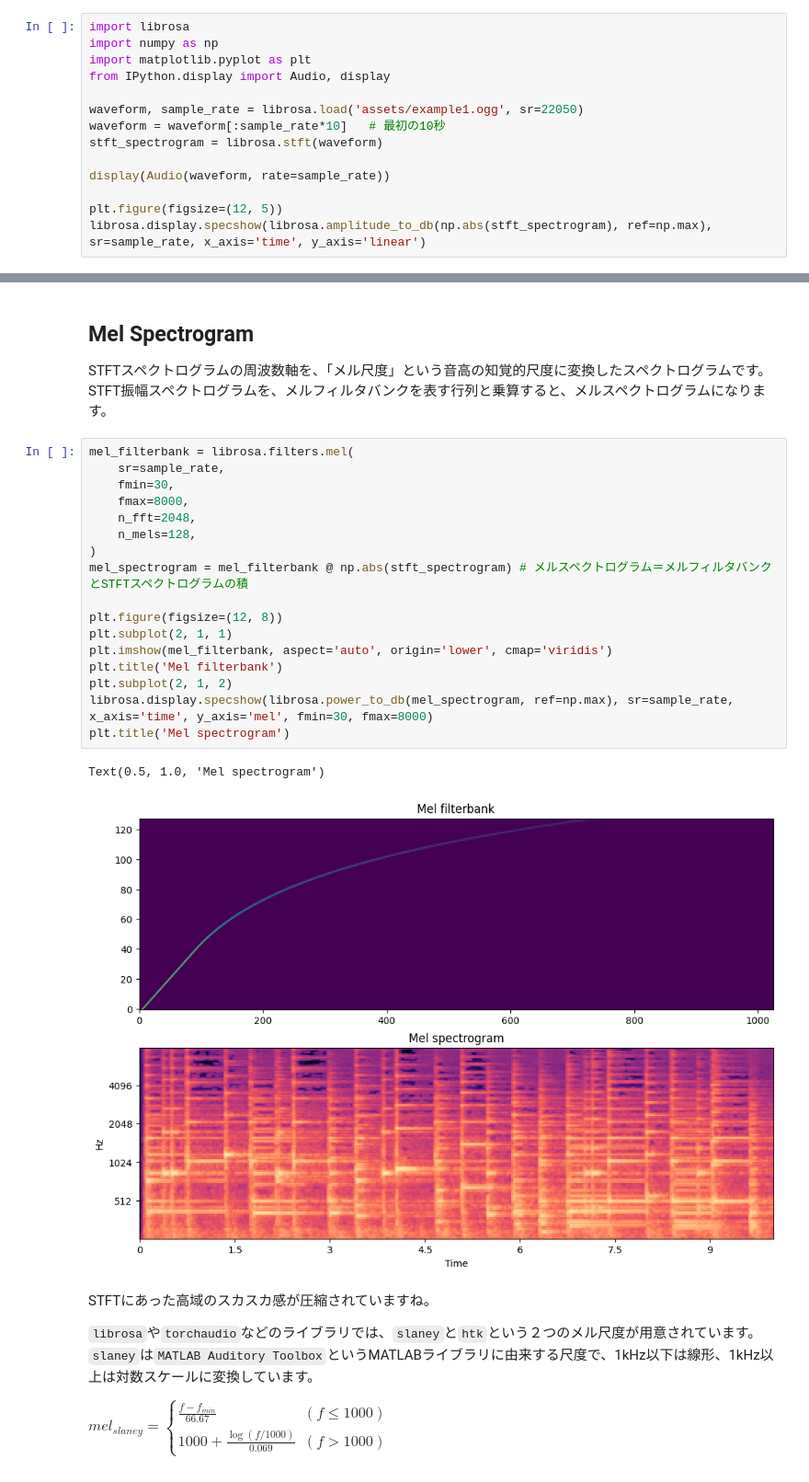
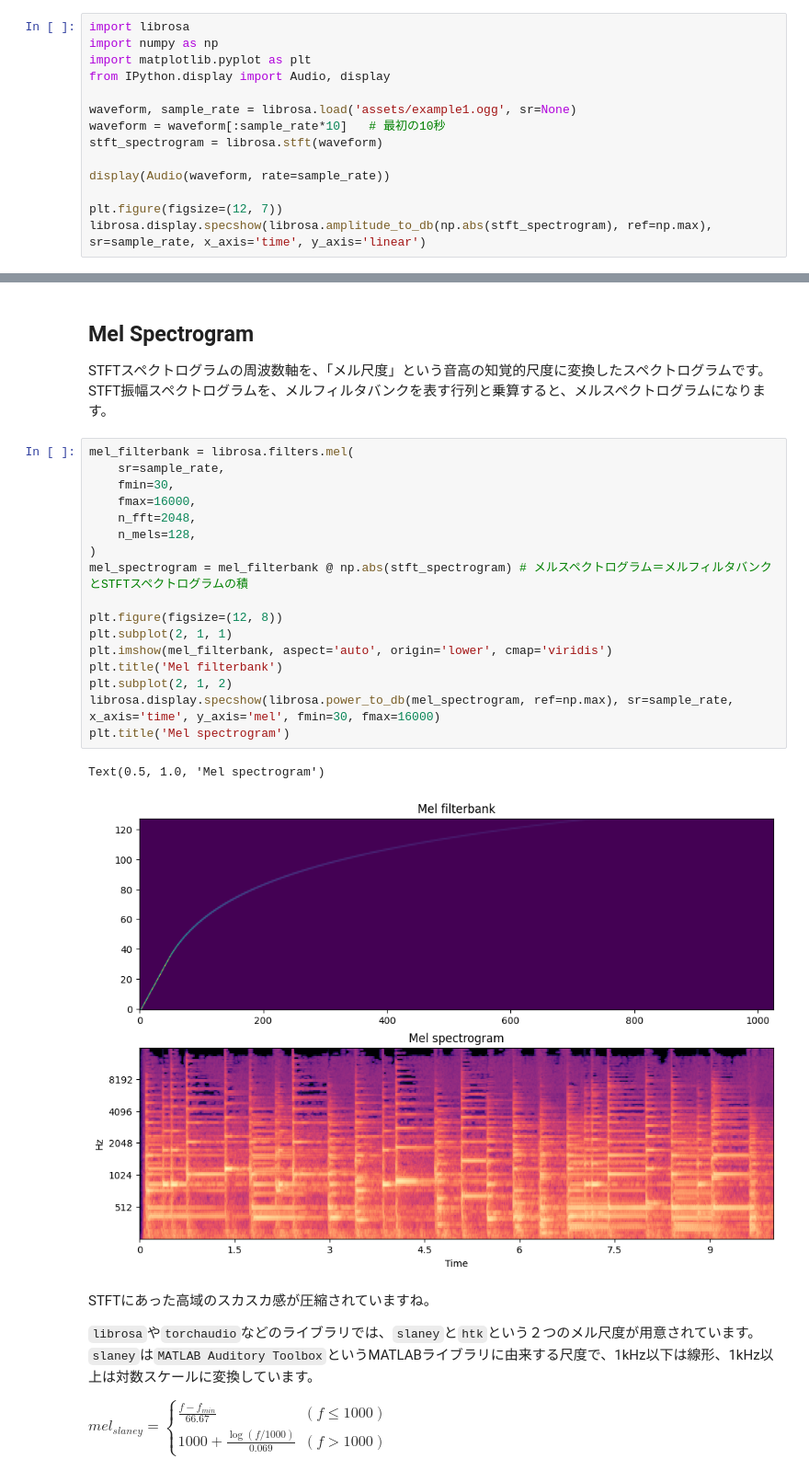
Before and after one commit to ja-MIC/Japanese-MIR-Book, a Jupyter notebook: book/signal_processing/xxgrams.ipynb, the cells around one changed output, grey strips where cells are left out. Shown at 92% size. Drawn from its saved outputs; the diff is of its cells as text.

```diff
--- a/book/signal_processing/xxgrams.ipynb
+++ b/book/signal_processing/xxgrams.ipynb
@@ -15,13 +15,13 @@ import numpy as np
 import matplotlib.pyplot as plt
 from IPython.display import Audio, display
 
-waveform, sample_rate = librosa.load('assets/example1.ogg', sr=22050)
+waveform, sample_rate = librosa.load('assets/example1.ogg', sr=None)
 waveform = waveform[:sample_rate*10]   # 最初の10秒
 stft_spectrogram = librosa.stft(waveform)
 
 display(Audio(waveform, rate=sample_rate))
 
-plt.figure(figsize=(12, 5))
+plt.figure(figsize=(12, 7))
 librosa.display.specshow(librosa.amplitude_to_db(np.abs(stft_spectrogram), ref=np.max), sr=sample_rate, x_axis='time', y_axis='linear')
 # %% [output]
 [interactive output not drawn]
@@ -55,23 +55,23 @@ STFT振幅スペクトログラムを、メルフィルタバンクを表す行
 # %%
 mel_filterbank = librosa.filters.mel(
     sr=sample_rate,
     fmin=30,
-    fmax=8000,
+    fmax=16000,
     n_fft=2048,
     n_mels=128,
 )
 mel_spectrogram = mel_filterbank @ np.abs(stft_spectrogram) # メルスペクトログラム＝メルフィルタバンクとSTFTスペクトログラムの積
 
 plt.figure(figsize=(12, 8))
 plt.subplot(2, 1, 1)
 plt.imshow(mel_filterbank, aspect='auto', origin='lower', cmap='viridis')
 plt.title('Mel filterbank')
 plt.subplot(2, 1, 2)
-librosa.display.specshow(librosa.power_to_db(mel_spectrogram, ref=np.max), sr=sample_rate, x_axis='time', y_axis='mel', fmin=30, fmax=8000)
+librosa.display.specshow(librosa.power_to_db(mel_spectrogram, ref=np.max), sr=sample_rate, x_axis='time', y_axis='mel', fmin=30, fmax=16000)
 plt.title('Mel spectrogram')
 # %% [output]
 Text(0.5, 1.0, 'Mel spectrogram')
-[figure, old version]
+[figure, new version]
 # %% [markdown]
 STFTにあった高域のスカスカ感が圧縮されていますね。
 
```
Also changed, not shown: parts of 4 cells of this notebook.
